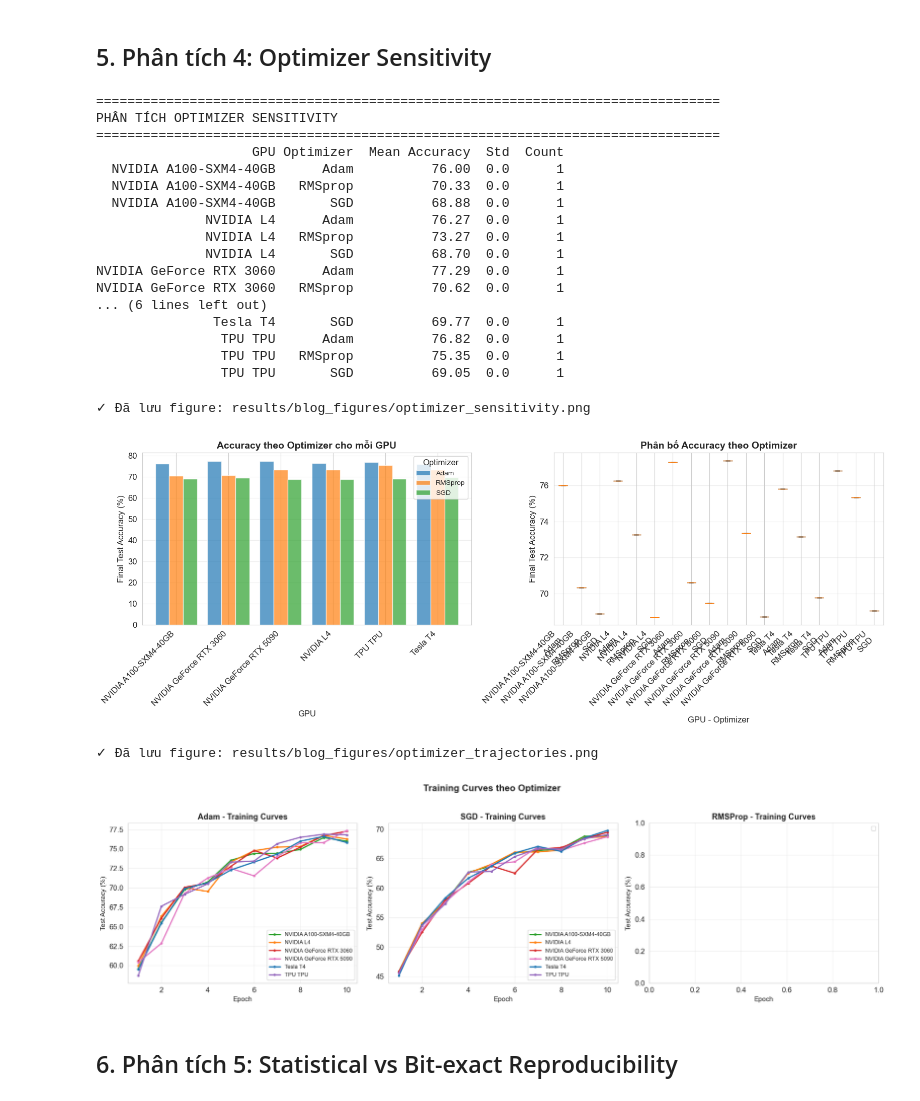
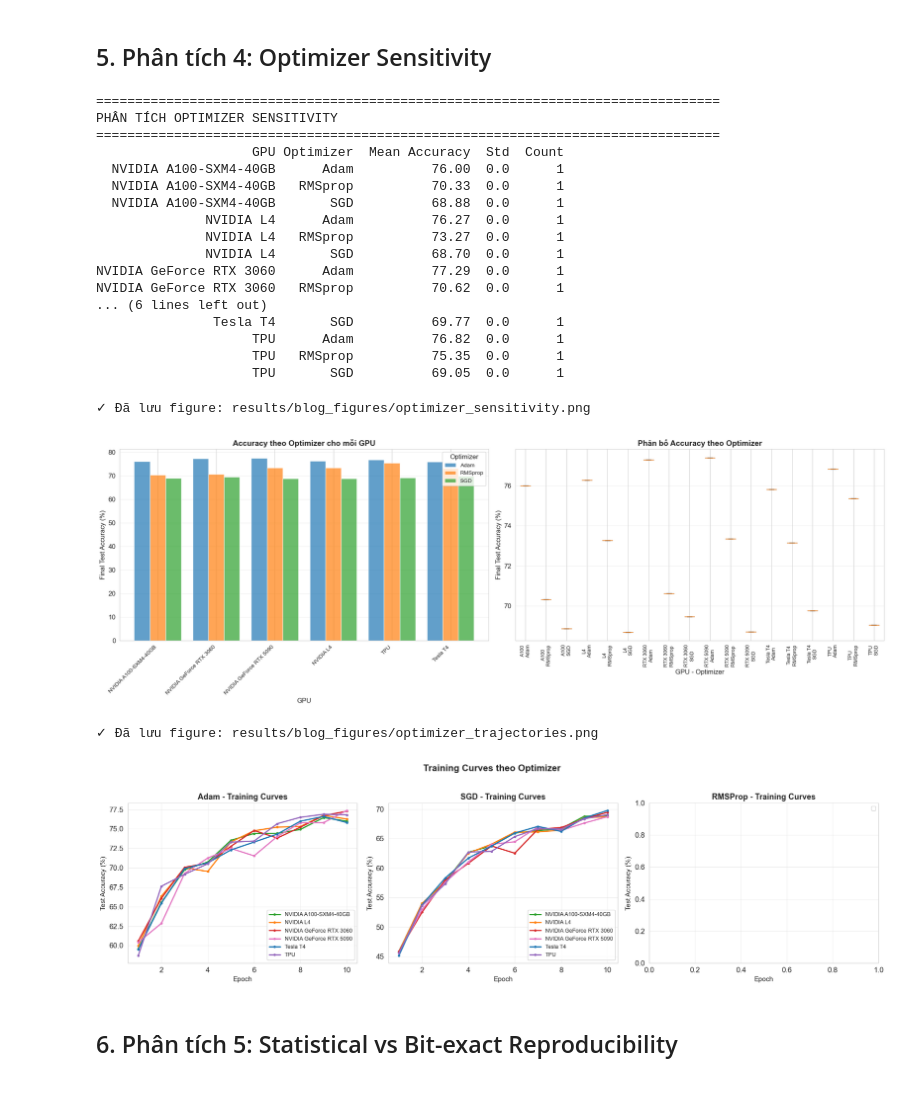
Before and after one commit to D9Dre4mer/AIO2025_Blogs, a Jupyter notebook: 251226 Blog Hardware 2/05_blog_analysis.ipynb, the cells around one changed output. Saved outputs shown, nothing was run; the diff lists cells and outputs as text; code cells hidden in the pictures.

```diff
--- a/251226 Blog Hardware 2/05_blog_analysis.ipynb
+++ b/251226 Blog Hardware 2/05_blog_analysis.ipynb
@@ -51,6 +51,20 @@ GPU_COLORS = {
     'TPU TPU': '#9467bd'
 }
 
+def normalize_gpu_name(gpu_name):
+    """
+    Normalize GPU name để tránh lặp (ví dụ: 'TPU TPU' -> 'TPU')
+    """
+    if not gpu_name or gpu_name == 'Unknown':
+        return gpu_name
+
+    # Xử lý trường hợp 'TPU TPU' -> 'TPU'
+    if gpu_name.strip() == 'TPU TPU':
+        return 'TPU'
+
+    # Có thể thêm các trường hợp khác nếu cần
+    return gpu_name.strip()
+
 # Tạo thư mục output
 os.makedirs('results/blog_figures', exist_ok=True)
 print("✓ Đã khởi tạo môi trường phân tích")
@@ -144,7 +158,7 @@ def compare_gpu_accuracy(results, config_filter=None):
     gpu_groups = defaultdict(list)
     for r in filtered:
         config = r.get('config', {})
-        gpu_name = config.get('gpu_name', r.get('gpu_name', 'Unknown'))
+        gpu_name = normalize_gpu_name(config.get('gpu_name', r.get('gpu_name', 'Unknown')))
         test_acc = r.get('test_acc', [])
         if test_acc:
             final_acc = test_acc[-1]
@@ -248,7 +262,7 @@ def analyze_config_impact(results):
 
     for r in results:
         config = r.get('config', {})
-        gpu_name = config.get('gpu_name', r.get('gpu_name', 'Unknown'))
+        gpu_name = normalize_gpu_name(config.get('gpu_name', r.get('gpu_name', 'Unknown')))
         test_acc = r.get('test_acc', [])
         if not test_acc:
             continue
@@ -675,10 +689,10 @@ def analyze_optimizer_sensitivity(results):
 
     for r in results:
         optimizer = r.get('optimizer', 'Unknown')
-        gpu_name = r.get('gpu_name', 'Unknown')
+        gpu_name = normalize_gpu_name(r.get('gpu_name', 'Unknown'))
         config = r.get('config', {})
         if config:
-            gpu_name = config.get('gpu_name', gpu_name)
+            gpu_name = normalize_gpu_name(config.get('gpu_name', gpu_name))
 
         test_acc = r.get('test_acc', [])
         if test_acc:
@@ -724,13 +738,13 @@ NVIDIA GeForce RTX 3060      Adam          77.29  0.0      1
 NVIDIA GeForce RTX 3060   RMSprop          70.62  0.0      1
 ... (6 lines left out)
                Tesla T4       SGD          69.77  0.0      1
-                TPU TPU      Adam          76.82  0.0      1
-                TPU TPU   RMSprop          75.35  0.0      1
-                TPU TPU       SGD          69.05  0.0      1
+                    TPU      Adam          76.82  0.0      1
+                    TPU   RMSprop          75.35  0.0      1
+                    TPU       SGD          69.05  0.0      1
 # %%
 # Visualization: Optimizer sensitivity
 if len(optimizer_df) > 0:
-    fig, axes = plt.subplots(1, 2, figsize=(16, 6))
+    fig, axes = plt.subplots(1, 2, figsize=(20, 7))
 
     # Grouped bar chart
     ax1 = axes[0]
@@ -741,7 +755,7 @@ if len(optimizer_df) > 0:
     ax1.set_title('Accuracy theo Optimizer cho mỗi GPU', fontsize=14, fontweight='bold')
     ax1.legend(title='Optimizer', fontsize=10)
     ax1.grid(True, alpha=0.3, axis='y')
-    plt.setp(ax1.xaxis.get_majorticklabels(), rotation=45, ha='right')
+    plt.setp(ax1.xaxis.get_majorticklabels(), rotation=45, ha='right', fontsize=10)
 
     # Box plot
     ax2 = axes[1]
@@ -753,7 +767,9 @@ if len(optimizer_df) > 0:
                                  (optimizer_df['Optimizer'] == optimizer)]
             if len(subset) > 0 and gpu_name in optimizer_data and optimizer in optimizer_data[gpu_name]:
                 box_data.append(optimizer_data[gpu_name][optimizer])
-                labels.append(f"{gpu_name}\n{optimizer}")
+                # Rút gọn tên GPU để tránh label quá dài
+                gpu_short = gpu_name.replace("NVIDIA ", "").replace("GeForce ", "").replace("-SXM4-40GB", "")
+                labels.append(f"{gpu_short}\n{optimizer}")
 
     if box_data:
         bp = ax2.boxplot(box_data, labels=labels, patch_artist=True)
@@ -764,7 +780,10 @@ if len(optimizer_df) > 0:
         ax2.set_xlabel('GPU - Optimizer', fontsize=12)
         ax2.set_title('Phân bố Accuracy theo Optimizer', fontsize=14, fontweight='bold')
         ax2.grid(True, alpha=0.3, axis='y')
-        plt.setp(ax2.xaxis.get_majorticklabels(), rotation=45, ha='right')
+        # Xoay labels 90 độ và điều chỉnh font size nhỏ hơn
+        plt.setp(ax2.xaxis.get_majorticklabels(), rotation=90, ha='center', fontsize=9)
+        # Tăng khoảng cách bottom để labels không bị cắt
+        plt.subplots_adjust(bottom=0.25)
 
     plt.tight_layout()
     plt.savefig('results/blog_figures/optimizer_sensitivity.png', dpi=150, bbox_inches='tight')
@@ -774,35 +793,35 @@ if len(optimizer_df) > 0:
     # So sánh training curves cho từng optimizer
     if len(optimizer_results) > 0:
         fig, axes = plt.subplots(1, 3, figsize=(18, 5))
 
         optimizers = ['Adam', 'SGD', 'RMSProp']
         for idx, optimizer in enumerate(optimizers):
             ax = axes[idx]
             optimizer_trajs = []
             for r in optimizer_results:
                 if r.get('optimizer') == optimizer:
-                    gpu_name = r.get('gpu_name', 'Unknown')
+                    gpu_name = normalize_gpu_name(r.get('gpu_name', 'Unknown'))
                     test_acc = r.get('test_acc', [])
                     if test_acc:
                         epochs = list(range(1, len(test_acc) + 1))
                         color = GPU_COLORS.get(gpu_name, '#8c564b')
                         ax.plot(epochs, test_acc, label=gpu_name, color=color,
                                linewidth=2, marker='o', markersize=3)
 
             ax.set_xlabel('Epoch', fontsize=11)
             ax.set_ylabel('Test Accuracy (%)', fontsize=11)
             ax.set_title(f'{optimizer} - Training Curves', fontsize=13, fontweight='bold')
             ax.legend(fontsize=9)
             ax.grid(True, alpha=0.3)
 
         plt.suptitle('Training Curves theo Optimizer', fontsize=15, fontweight='bold', y=1.02)
         plt.tight_layout()
         plt.savefig('results/blog_figures/optimizer_trajectories.png', dpi=150, bbox_inches='tight')
         print("✓ Đã lưu figure: results/blog_figures/optimizer_trajectories.png")
         plt.show()
 # %% [output]
 ✓ Đã lưu figure: results/blog_figures/optimizer_sensitivity.png
-[figure, old version]
+[figure, new version]
 ✓ Đã lưu figure: results/blog_figures/optimizer_trajectories.png
 [figure]
 # %% [markdown]
```
Also changed, not shown: parts of 6 cells of this notebook, 11 other files.
